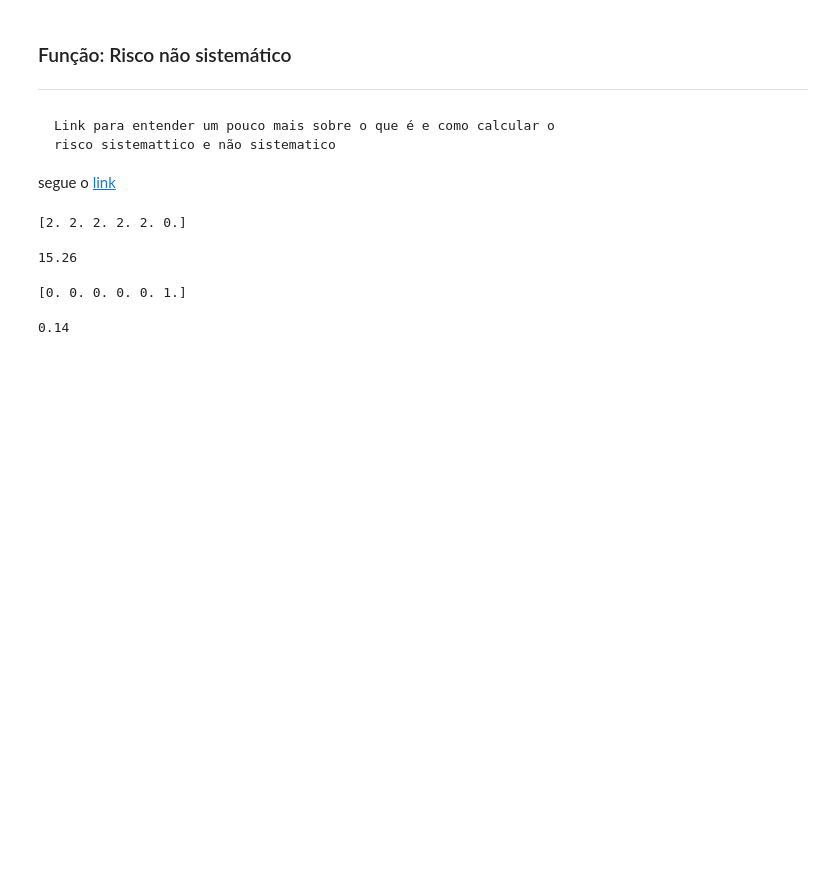
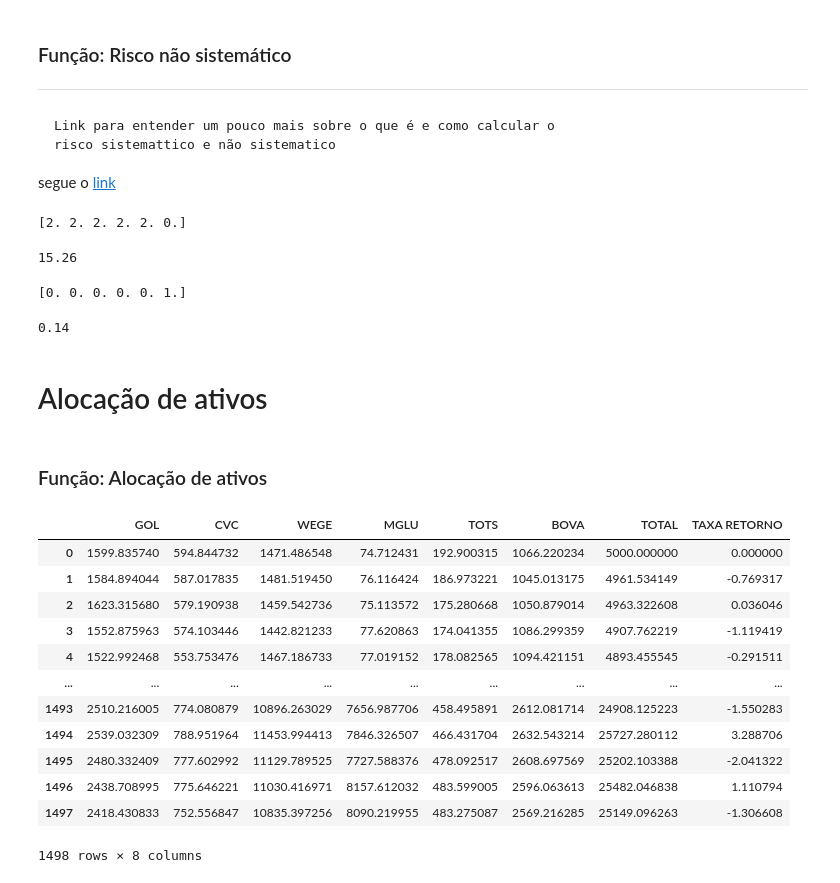
Before and after one commit to EvertonVaz/IAExpert, a Jupyter notebook: IAExpert_Análise_de_Dados_e_Machine_Learning_1.ipynb, the cells around one changed output. Cells and saved outputs as stored; diff of their text form; code cells hidden in the pictures; blank space fills up the shorter version.

```diff
--- a/IAExpert_Análise_de_Dados_e_Machine_Learning_1.ipynb
+++ b/IAExpert_Análise_de_Dados_e_Machine_Learning_1.ipynb
@@ -1322,3 +1326,52 @@ teste_func
 # %% [output]
 [0. 0. 0. 0. 0. 1.]
 0.14
+# %% [markdown]
+# Alocação de ativos
+# %% [markdown]
+### Função: Alocação de ativos
+# %%
+def alocacao(carteira, dinheiro_total, seed=0):
+  np.random.seed(seed)
+
+  carteira_normalizada = normalizacao_carteira(carteira)
+
+  pesos = np.random.random(len(carteira_normalizada.columns) - 1)
+  pesos = pesos / pesos.sum()
+
+  colunas = carteira_normalizada.columns[1:]
+
+  for i, acao in enumerate(carteira_normalizada.columns[1:]):
+    carteira_normalizada[acao] = carteira_normalizada[acao] * pesos[i] * dinheiro_total
+
+  carteira_normalizada['TOTAL'] = carteira_normalizada.sum(axis=1)
+
+  datas = carteira_normalizada['Date']
+  carteira_normalizada.drop(columns=['Date'], inplace=True)
+
+  carteira_normalizada['TAXA RETORNO'] = 0
+
+  for i in range(1, len(carteira_normalizada)):
+    taxa = (carteira_normalizada.loc[i, ['TOTAL']].values / carteira_normalizada.loc[i - 1, ['TOTAL']].values - 1) * 100
+    carteira_normalizada.loc[i, ['TAXA RETORNO']] = taxa
+
+  acoes_pesos = pd.DataFrame(data={'Acoes': colunas, 'Pesos': pesos*100})
+  return carteira_normalizada, acoes_pesos, datas, carteira_normalizada.iloc[-1, -2]
+
+
+df, acoes_pesos, datas, total = alocacao(carteira1, 5000, 6)
+df
+# %% [output]
+|  | GOL | CVC | WEGE | MGLU | TOTS | BOVA | TOTAL | TAXA RETORNO |
+| 0 | 1599.835740 | 594.844732 | 1471.486548 | 74.712431 | 192.900315 | 1066.220234 | 5000.000000 | 0.000000 |
+| 1 | 1584.894044 | 587.017835 | 1481.519450 | 76.116424 | 186.973221 | 1045.013175 | 4961.534149 | -0.769317 |
+| 2 | 1623.315680 | 579.190938 | 1459.542736 | 75.113572 | 175.280668 | 1050.879014 | 4963.322608 | 0.036046 |
+| 3 | 1552.875963 | 574.103446 | 1442.821233 | 77.620863 | 174.041355 | 1086.299359 | 4907.762219 | -1.119419 |
+| 4 | 1522.992468 | 553.753476 | 1467.186733 | 77.019152 | 178.082565 | 1094.421151 | 4893.455545 | -0.291511 |
+| ... | ... | ... | ... | ... | ... | ... | ... | ... |
+| 1493 | 2510.216005 | 774.080879 | 10896.263029 | 7656.987706 | 458.495891 | 2612.081714 | 24908.125223 | -1.550283 |
+| 1494 | 2539.032309 | 788.951964 | 11453.994413 | 7846.326507 | 466.431704 | 2632.543214 | 25727.280112 | 3.288706 |
+| 1495 | 2480.332409 | 777.602992 | 11129.789525 | 7727.588376 | 478.092517 | 2608.697569 | 25202.103388 | -2.041322 |
+| 1496 | 2438.708995 | 775.646221 | 11030.416971 | 8157.612032 | 483.599005 | 2596.063613 | 25482.046838 | 1.110794 |
+| 1497 | 2418.430833 | 752.556847 | 10835.397256 | 8090.219955 | 483.275087 | 2569.216285 | 25149.096263 | -1.306608 |
+1498 rows × 8 columns
```
Also changed, not shown: parts of 12 cells of this notebook.
